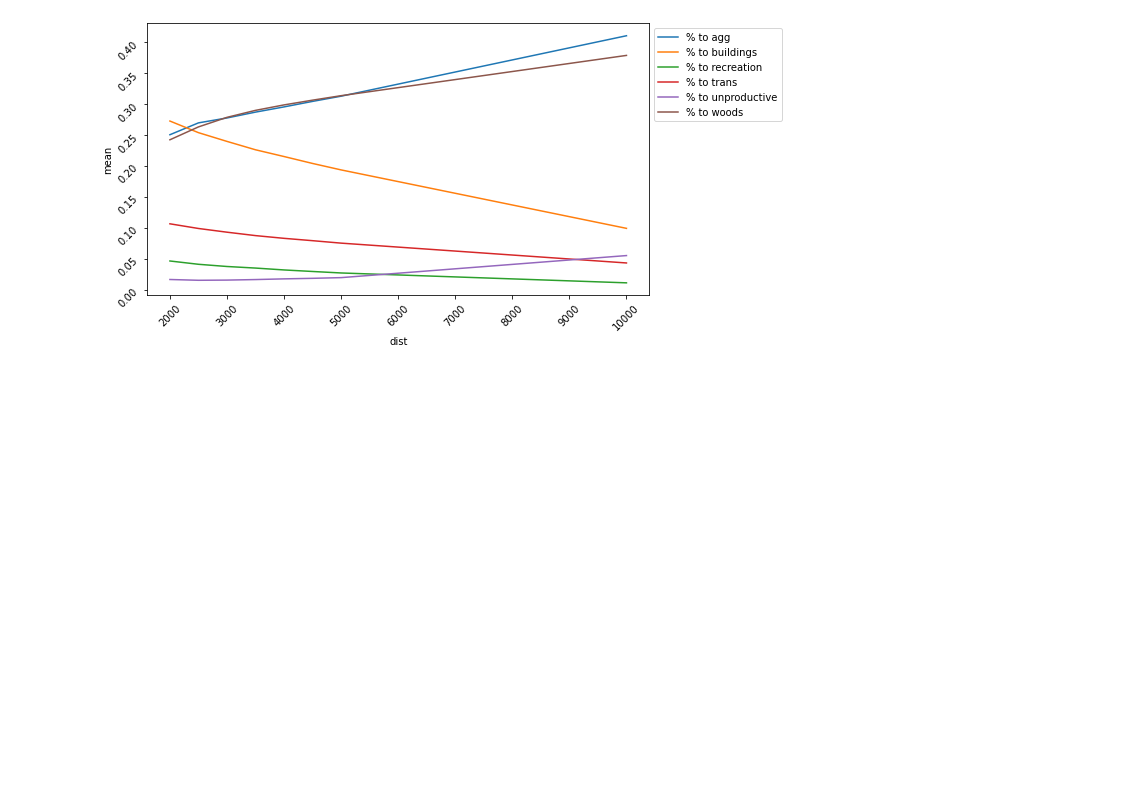
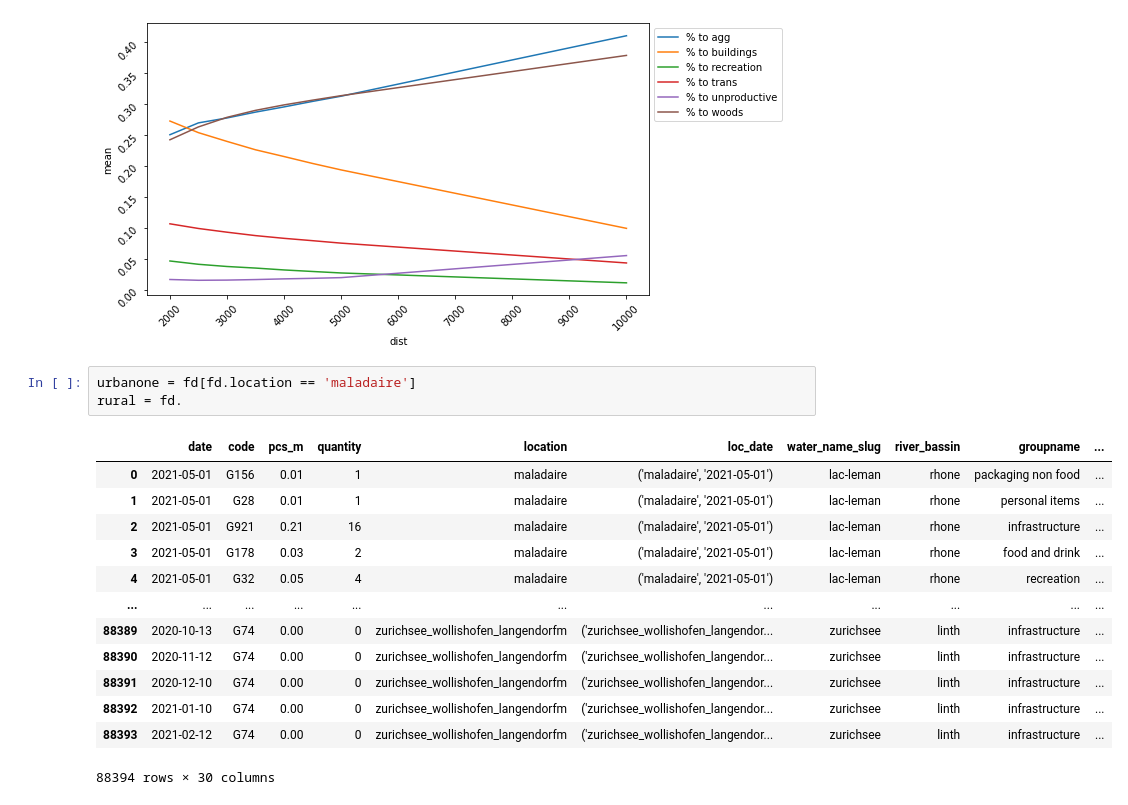
Before and after one commit to hammerdirt-analyst/landuse, a Jupyter notebook: land_use_buffers.ipynb, the cells around one changed output. Cells and saved outputs as stored; diff of their text form; blank space fills up the shorter version.

```diff
--- a/land_use_buffers.ipynb
+++ b/land_use_buffers.ipynb
@@ -796,3 +824,20 @@ plt.legend(bbox_to_anchor=(1,1), loc='upper left')
 plt.show()
 # %% [output]
 [figure]
+# %%
+urbanone = fd[fd.location == 'maladaire']
+rural = fd.
+# %% [output]
+|  | date | code | pcs_m | quantity | location | loc_date | water_name_slug | river_bassin | groupname | ... |
+| 0 | 2021-05-01 | G156 | 0.01 | 1 | maladaire | ('maladaire', '2021-05-01') | lac-leman | rhone | packaging non food | ... |
+| 1 | 2021-05-01 | G28 | 0.01 | 1 | maladaire | ('maladaire', '2021-05-01') | lac-leman | rhone | personal items | ... |
+| 2 | 2021-05-01 | G921 | 0.21 | 16 | maladaire | ('maladaire', '2021-05-01') | lac-leman | rhone | infrastructure | ... |
+| 3 | 2021-05-01 | G178 | 0.03 | 2 | maladaire | ('maladaire', '2021-05-01') | lac-leman | rhone | food and drink | ... |
+| 4 | 2021-05-01 | G32 | 0.05 | 4 | maladaire | ('maladaire', '2021-05-01') | lac-leman | rhone | recreation | ... |
+| ... | ... | ... | ... | ... | ... | ... | ... | ... | ... | ... |
+| 88389 | 2020-10-13 | G74 | 0.00 | 0 | zurichsee_wollishofen_langendorfm | ('zurichsee_wollishofen_langendor... | zurichsee | linth | infrastructure | ... |
+| 88390 | 2020-11-12 | G74 | 0.00 | 0 | zurichsee_wollishofen_langendorfm | ('zurichsee_wollishofen_langendor... | zurichsee | linth | infrastructure | ... |
+| 88391 | 2020-12-10 | G74 | 0.00 | 0 | zurichsee_wollishofen_langendorfm | ('zurichsee_wollishofen_langendor... | zurichsee | linth | infrastructure | ... |
+| 88392 | 2021-01-10 | G74 | 0.00 | 0 | zurichsee_wollishofen_langendorfm | ('zurichsee_wollishofen_langendor... | zurichsee | linth | infrastructure | ... |
+| 88393 | 2021-02-12 | G74 | 0.00 | 0 | zurichsee_wollishofen_langendorfm | ('zurichsee_wollishofen_langendor... | zurichsee | linth | infrastructure | ... |
+88394 rows × 30 columns
```
Also changed, not shown: parts of 23 cells of this notebook, 1 other file.
